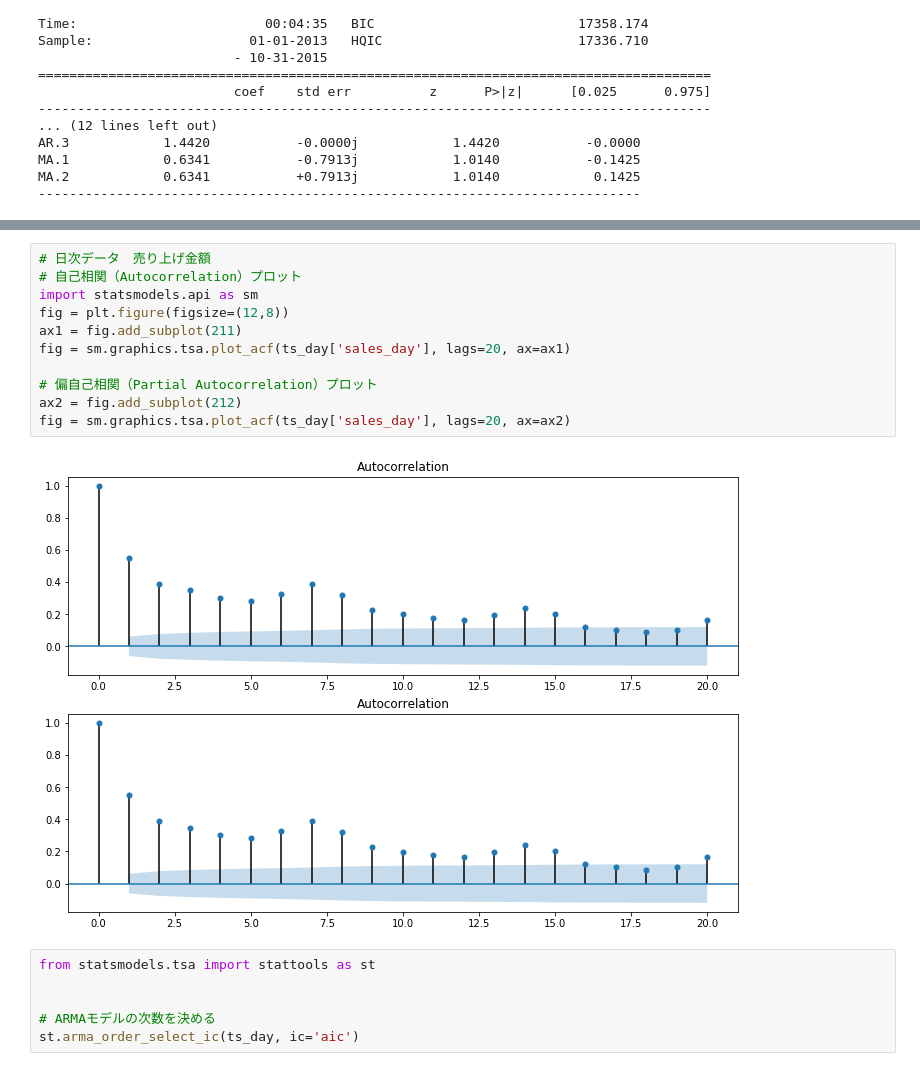
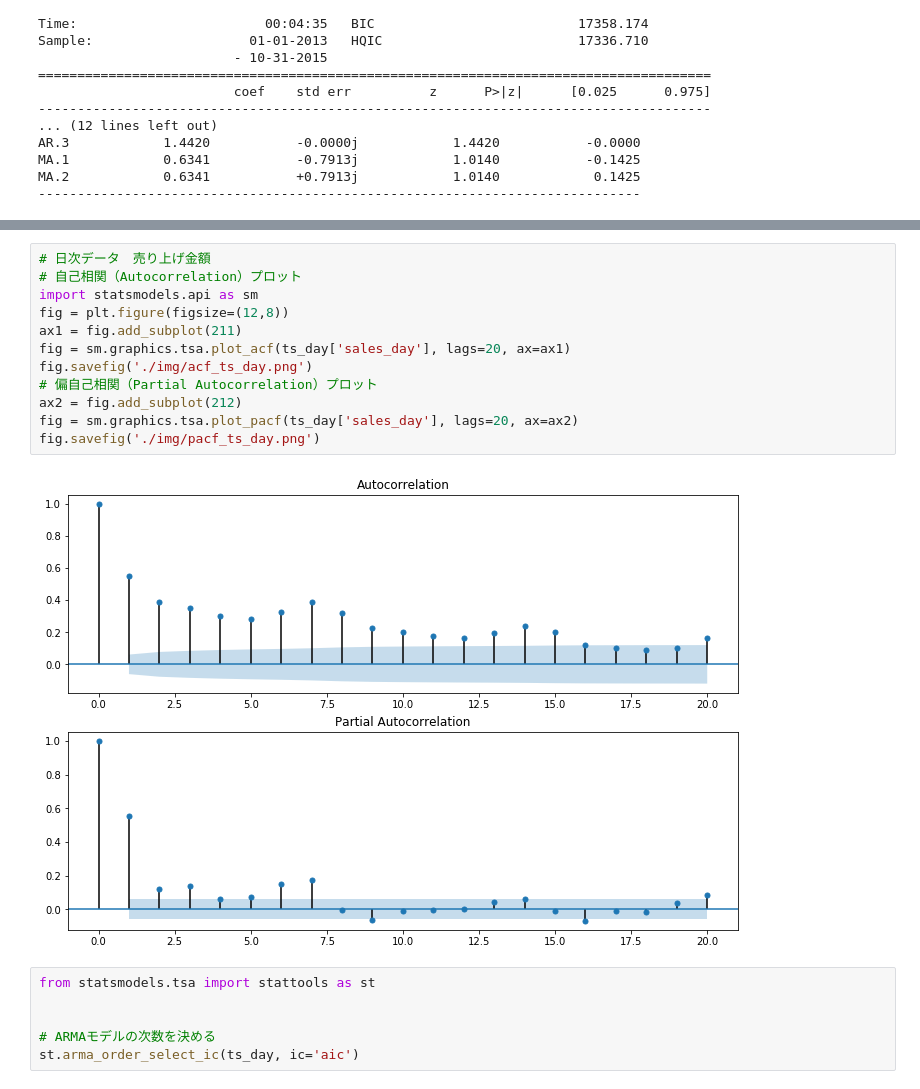
Before and after one commit to yuki-tkym/kaggle, a Jupyter notebook: PredictFutureSales/predictOneCSales.ipynb, the cells around one changed output, grey strips where cells are left out. Cells and saved outputs as stored; diff of their text form.

```diff
--- a/PredictFutureSales/predictOneCSales.ipynb
+++ b/PredictFutureSales/predictOneCSales.ipynb
@@ -160,16 +167,17 @@ plt.plot(tsi_day)
 # %%
 # 日次データ　売り上げ金額
 # 自己相関（Autocorrelation）プロット
 import statsmodels.api as sm
 fig = plt.figure(figsize=(12,8))
 ax1 = fig.add_subplot(211)
 fig = sm.graphics.tsa.plot_acf(ts_day['sales_day'], lags=20, ax=ax1)
-
+fig.savefig('./img/acf_ts_day.png')
 # 偏自己相関（Partial Autocorrelation）プロット
 ax2 = fig.add_subplot(212)
-fig = sm.graphics.tsa.plot_acf(ts_day['sales_day'], lags=20, ax=ax2)
+fig = sm.graphics.tsa.plot_pacf(ts_day['sales_day'], lags=20, ax=ax2)
+fig.savefig('./img/pacf_ts_day.png')
 # %% [output]
-[figure, old version]
+[figure, new version]
 # %%
 from statsmodels.tsa import stattools as st
 
```
Also changed, not shown: parts of 8 cells of this notebook.
